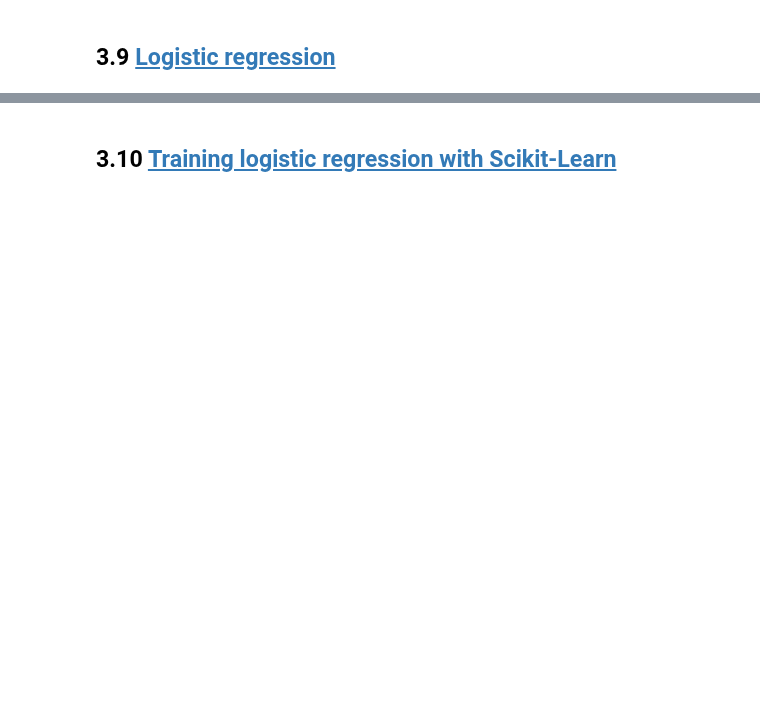
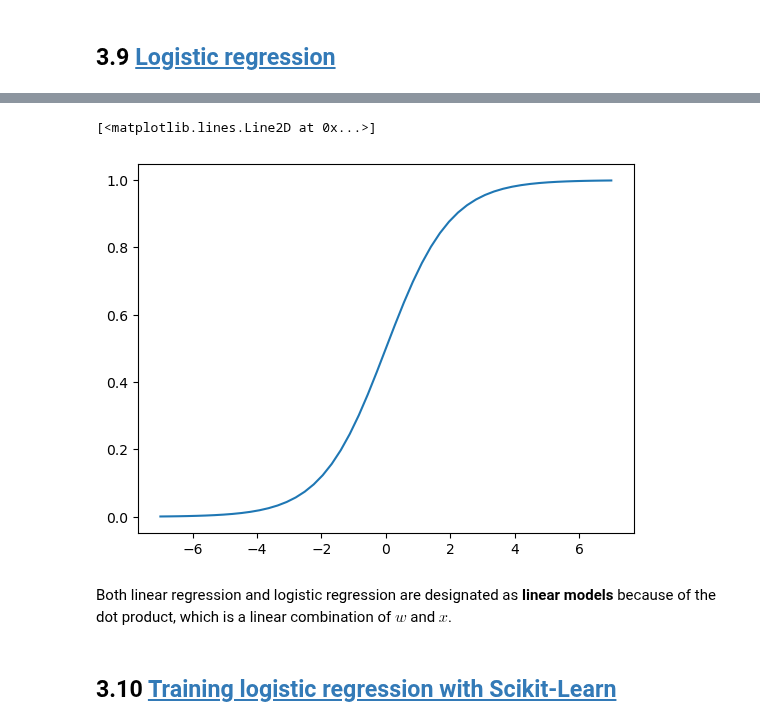
Before and after one commit to kemaldahha/machine-learning-course, a Jupyter notebook: week_3_notes.ipynb, the cells around one changed output, grey strips where cells are left out. Saved outputs shown, nothing was run; the diff lists cells and outputs as text; code cells hidden in the pictures; blank space fills up the shorter version.

```diff
--- a/week_3_notes.ipynb
+++ b/week_3_notes.ipynb
@@ -506,0 +618,13 @@ We can see that as tenure increases, churn rate decreases, demonstrating the neg
+# %%
+import numpy as np
+
+
+def sigmoid(z):
+    return 1 / (1+ np.exp(-z))
+
+z = np.linspace(-7, 7, 51)
+
+plt.plot(z, sigmoid(z))
+# %% [output]
+[<matplotlib.lines.Line2D at 0x...>]
+[figure, added]
@@ -507,2 +642,4 @@ We can see that as tenure increases, churn rate decreases, demonstrating the neg
+# %% [markdown]
+Both linear regression and logistic regression are designated as **linear models** because of the dot product, which is a linear combination of $w$ and $x$.
 # %% [markdown]
 ## 3.10 [Training logistic regression with Scikit-Learn](https://github.com/DataTalksClub/machine-learning-zoomcamp/blob/master/03-classification/10-training-log-reg.md)
```
Also changed, not shown: parts of 31 cells of this notebook, 1 other file.
